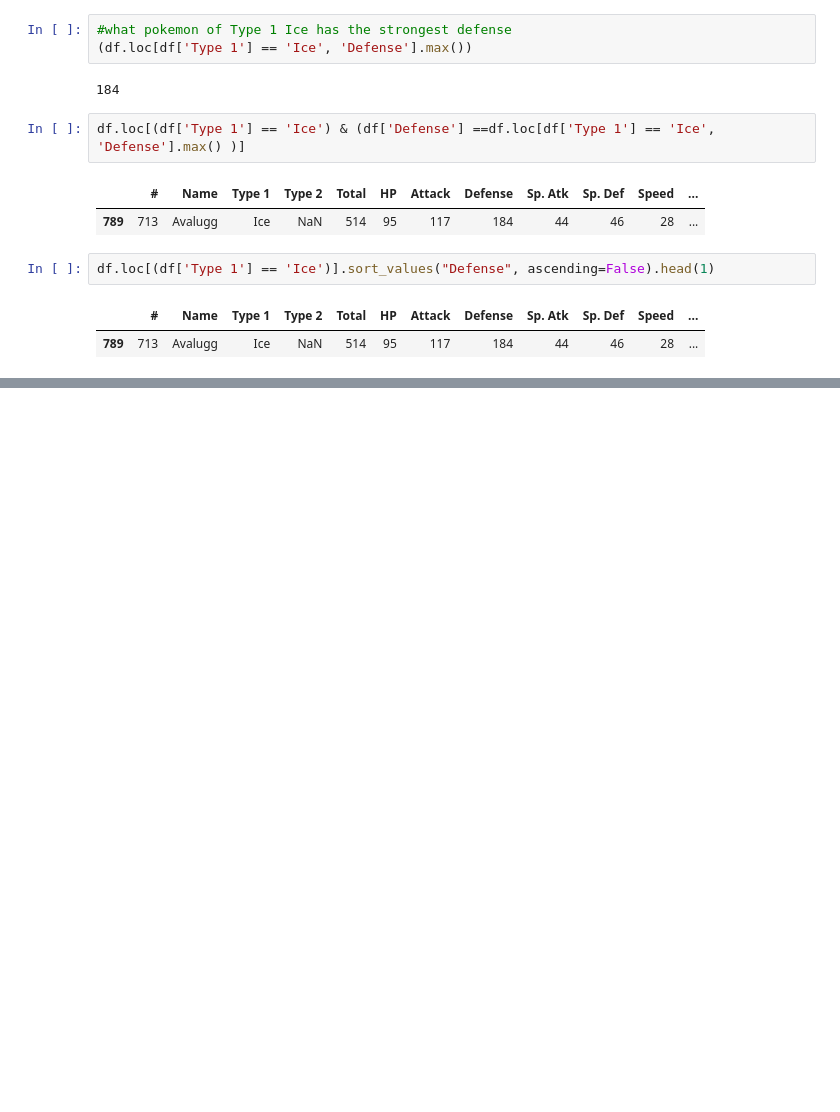
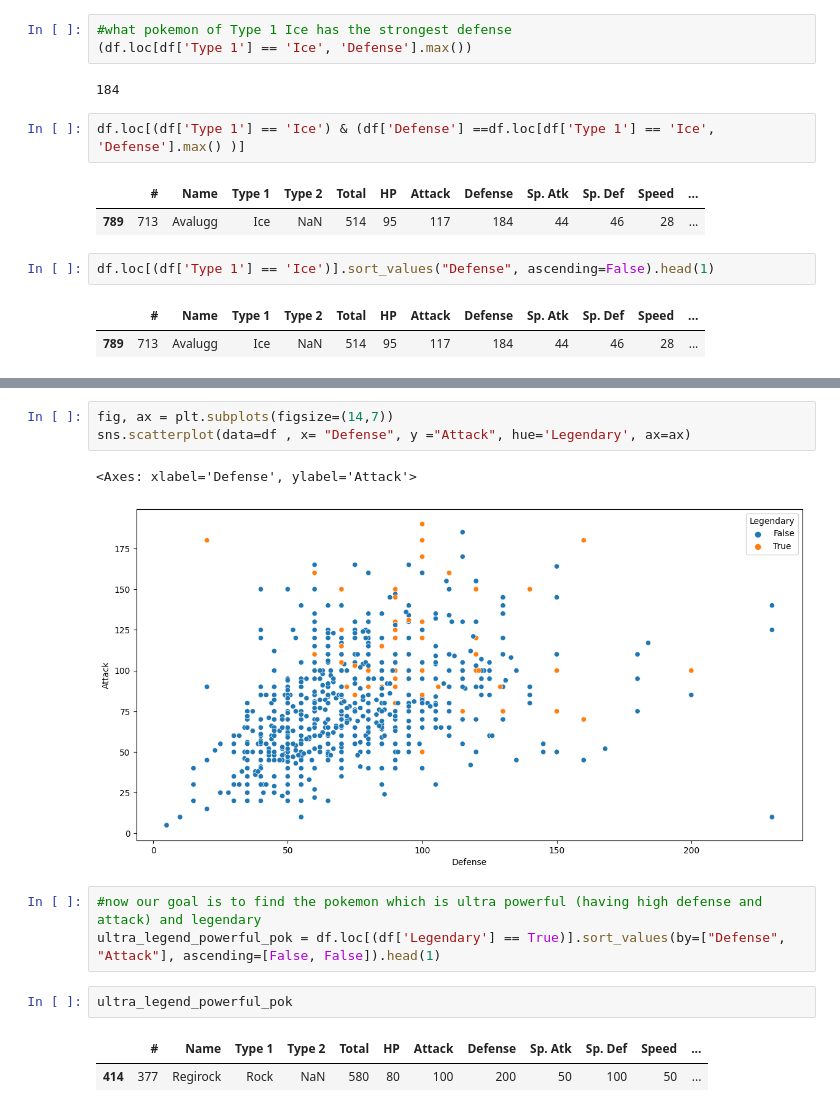
Before and after one commit to swataswayam-14/Pandas_Fundamentals, a Jupyter notebook: pokemon.ipynb, the cells around one changed output, grey strips where cells are left out. Drawn from its saved outputs; the diff is of its cells as text; blank space fills up the shorter version.

```diff
--- a/pokemon.ipynb
+++ b/pokemon.ipynb
@@ -225,0 +372,14 @@ df.loc[(df['Type 1'] == 'Ice')].sort_values("Defense", ascending=False).head(1)
+# %%
+fig, ax = plt.subplots(figsize=(14,7))
+sns.scatterplot(data=df , x= "Defense", y ="Attack", hue='Legendary', ax=ax)
+# %% [output]
+<Axes: xlabel='Defense', ylabel='Attack'>
+[figure, added]
+# %%
+#now our goal is to find the pokemon which is ultra powerful (having high defense and attack) and legendary
+ultra_legend_powerful_pok = df.loc[(df['Legendary'] == True)].sort_values(by=["Defense", "Attack"], ascending=[False, False]).head(1)
+# %%
+ultra_legend_powerful_pok
+# %% [output]
+|  | # | Name | Type 1 | Type 2 | Total | HP | Attack | Defense | Sp. Atk | Sp. Def | Speed | ... |
+| 414 | 377 | Regirock | Rock | NaN | 580 | 80 | 100 | 200 | 50 | 100 | 50 | ... |
```
Also changed, not shown: parts of 16 cells of this notebook.
